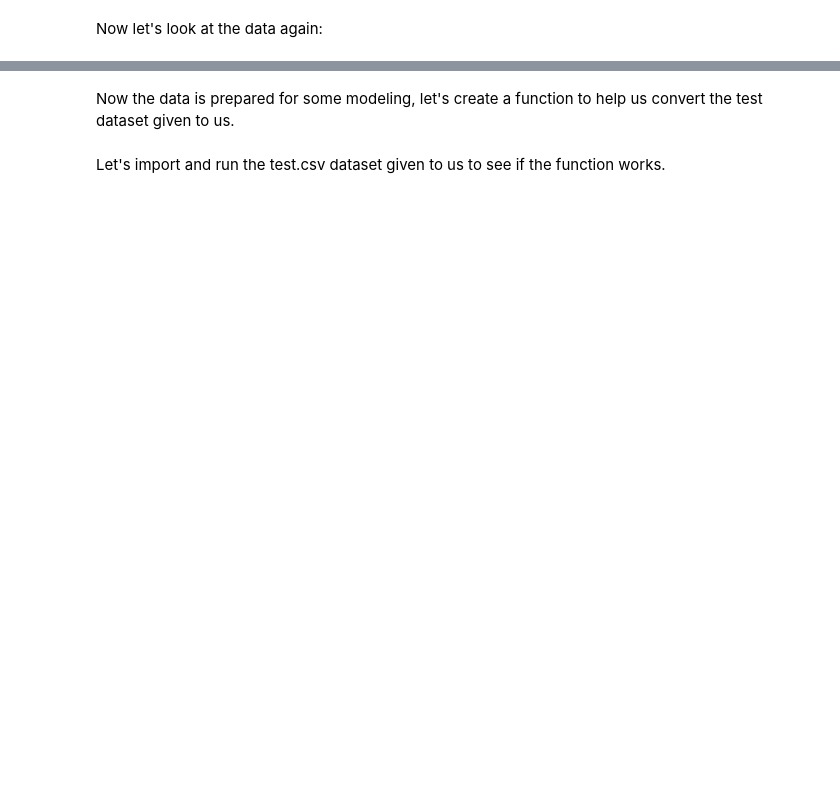
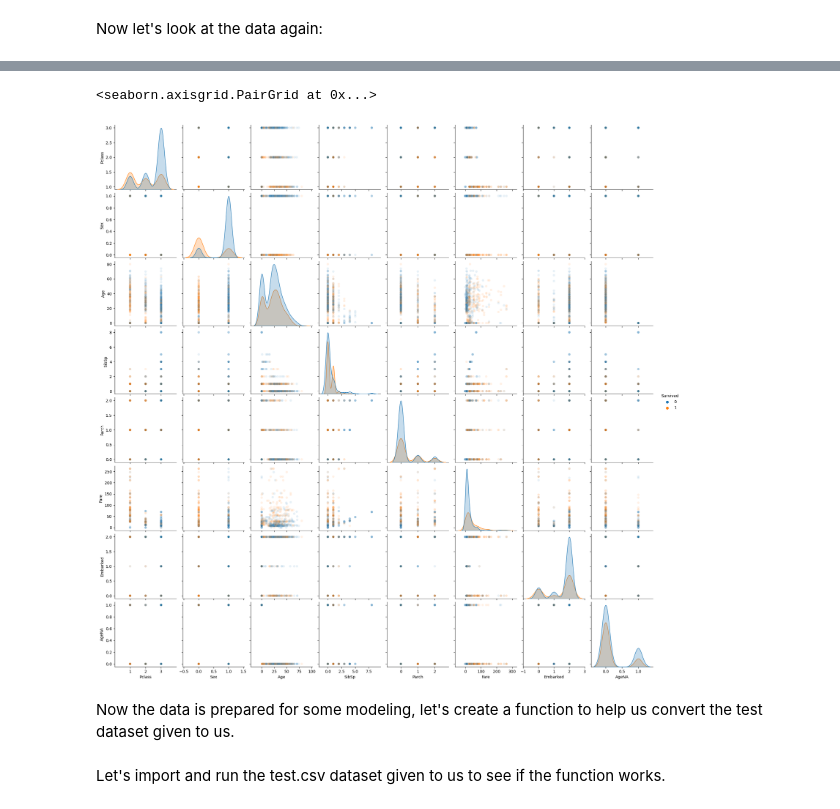
Before and after one commit to James-G-Lang/kaggle-titanic, a Jupyter notebook: titanickaggle.ipynb, the cells around one changed output, grey strips where cells are left out. Cells and saved outputs as stored; diff of their text form; code cells hidden in the pictures; blank space fills up the shorter version.

```diff
--- a/titanickaggle.ipynb
+++ b/titanickaggle.ipynb
@@ -372,3 +385,8 @@ plt.show()
+# %%
+sns.pairplot(scaledData,hue='Survived',plot_kws=dict(alpha=0.1))
+# %% [output]
+<seaborn.axisgrid.PairGrid at 0x...>
+[figure, added]
 # %% [markdown]
 Now the data is prepared for some modeling, let's create a function to help us convert the test dataset given to us.
 # %%
```
Also changed, not shown: parts of 21 cells of this notebook.
